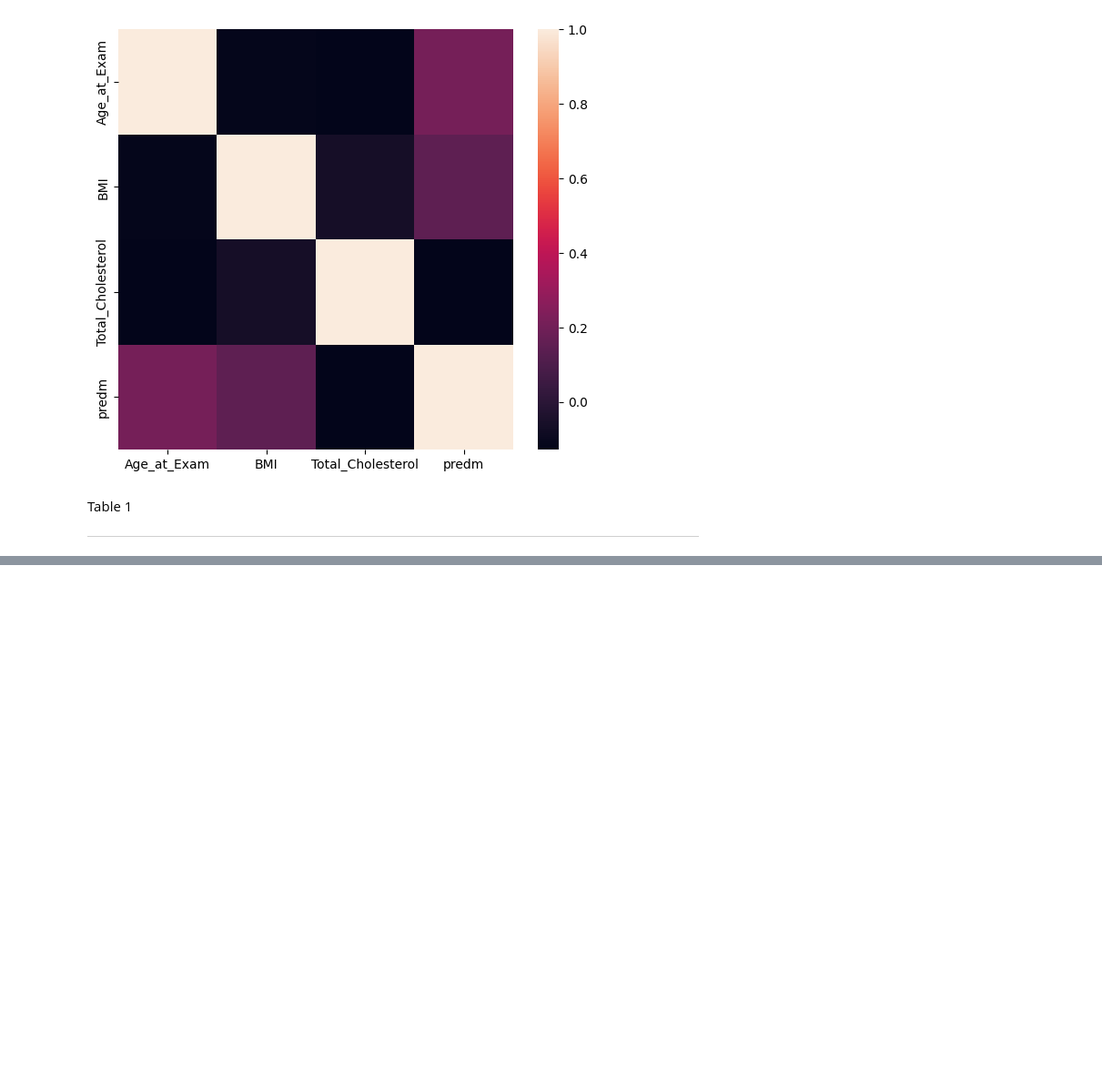
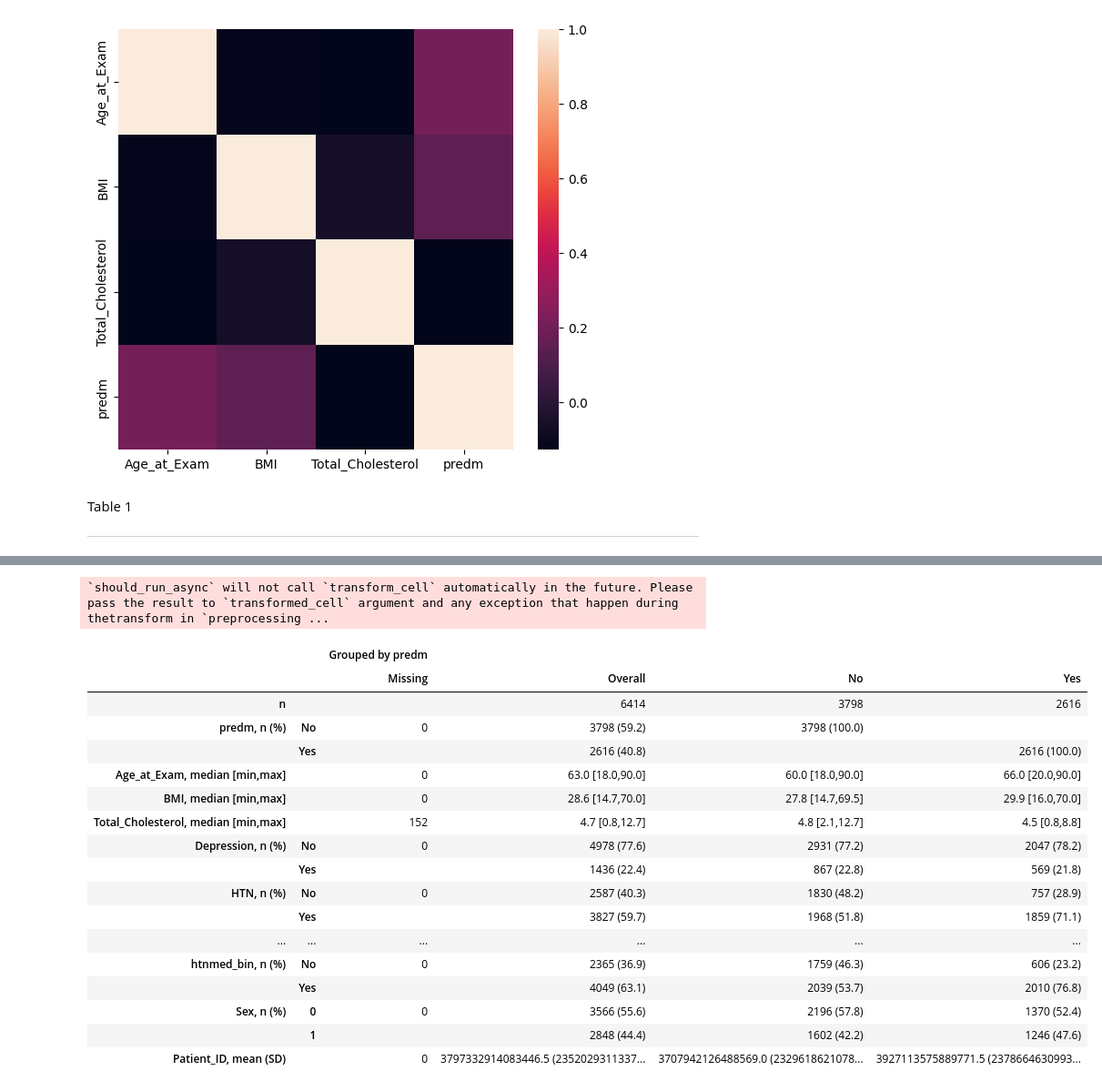
Before and after one commit to lilyzhizhou/Identifying-Prediabetes-ML, a Jupyter notebook: Prediabetes_Data_Exploration.ipynb, the cells around one changed output, grey strips where cells are left out. Shown at 91% size. Saved outputs shown, nothing was run; the diff lists cells and outputs as text; code cells hidden in the pictures; blank space fills up the shorter version.

```diff
--- a/Prediabetes_Data_Exploration.ipynb
+++ b/Prediabetes_Data_Exploration.ipynb
@@ -313,0 +361,32 @@ print(mytable.tabulate(tablefmt="github"))
+# %%
+# Run Table One
+categorical = ['predm','Depression', 'HTN',
+                       'OA', 'COPD', 'Sex',
+                       'corstrd_bin','htnmed_bin']
+numerical = ['Age_at_Exam','BMI','Total_Cholesterol']
+
+groupby = ['predm']
+
+table2 = TableOne(datapd_dscrpt, categorical=categorical, groupby=groupby,
+                  nonnormal=numerical, min_max= numerical)
+table2
+# %% [output]
+`should_run_async` will not call `transform_cell` automatically in the future. Please pass the result to `transformed_cell` argument and any exception that happen during thetransform in `preprocessing ...
+|  |  | Grouped by predm |  |  |  |
+|  |  | Missing | Overall | No | Yes |
+| n |  |  | 6414 | 3798 | 2616 |
+| predm, n (%) | No | 0 | 3798 (59.2) | 3798 (100.0) |  |
+|  | Yes |  | 2616 (40.8) |  | 2616 (100.0) |
+| Age_at_Exam, median [min,max] |  | 0 | 63.0 [18.0,90.0] | 60.0 [18.0,90.0] | 66.0 [20.0,90.0] |
+| BMI, median [min,max] |  | 0 | 28.6 [14.7,70.0] | 27.8 [14.7,69.5] | 29.9 [16.0,70.0] |
+| Total_Cholesterol, median [min,max] |  | 152 | 4.7 [0.8,12.7] | 4.8 [2.1,12.7] | 4.5 [0.8,8.8] |
+| Depression, n (%) | No | 0 | 4978 (77.6) | 2931 (77.2) | 2047 (78.2) |
+|  | Yes |  | 1436 (22.4) | 867 (22.8) | 569 (21.8) |
+| HTN, n (%) | No | 0 | 2587 (40.3) | 1830 (48.2) | 757 (28.9) |
+|  | Yes |  | 3827 (59.7) | 1968 (51.8) | 1859 (71.1) |
+| ... | ... | ... | ... | ... | ... |
+| htnmed_bin, n (%) | No | 0 | 2365 (36.9) | 1759 (46.3) | 606 (23.2) |
+|  | Yes |  | 4049 (63.1) | 2039 (53.7) | 2010 (76.8) |
+| Sex, n (%) | 0 | 0 | 3566 (55.6) | 2196 (57.8) | 1370 (52.4) |
+|  | 1 |  | 2848 (44.4) | 1602 (42.2) | 1246 (47.6) |
+| Patient_ID, mean (SD) |  | 0 | 3797332914083446.5 (2352029311337... | 3707942126488569.0 (2329618621078... | 3927113575889771.5 (2378664630993... |
```
Also changed, not shown: parts of 18 cells of this notebook.
